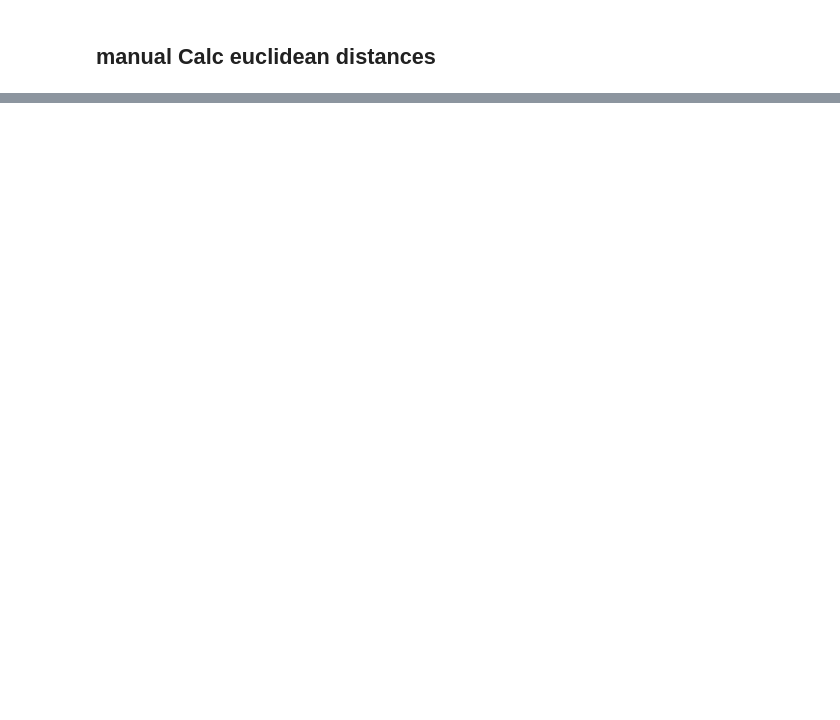
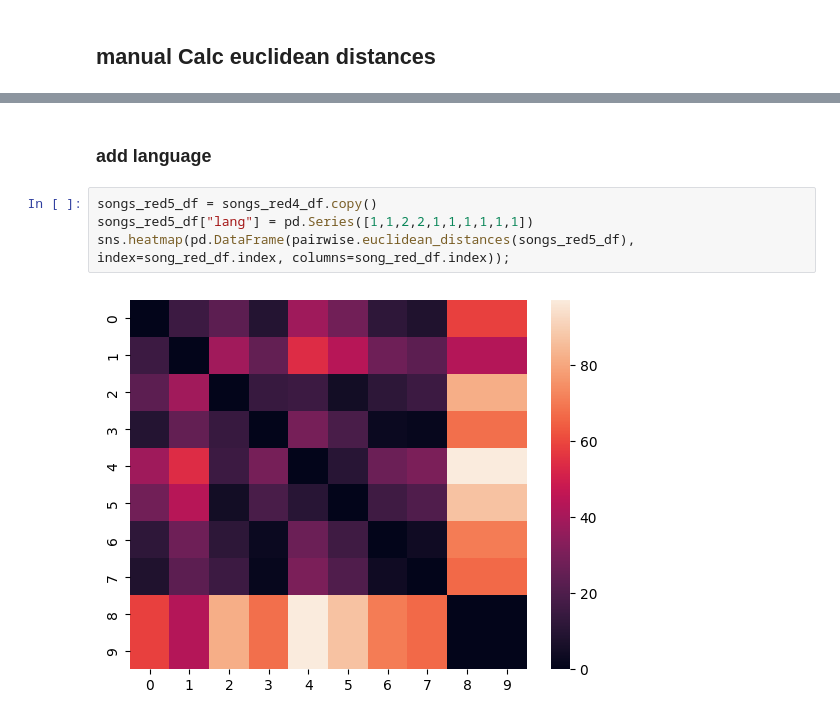
Before and after one commit to JacquelineBashta/ML_UnSupClust_KMean, a Jupyter notebook: euclidean_distances.ipynb, the cells around one changed output, grey strips where cells are left out. Cells and saved outputs as stored; diff of their text form; blank space fills up the shorter version.

```diff
--- a/euclidean_distances.ipynb
+++ b/euclidean_distances.ipynb
@@ -140,0 +164,8 @@ sns.heatmap(euclidean_df)
+# %% [markdown]
+### add language
+# %%
+songs_red5_df = songs_red4_df.copy()
+songs_red5_df["lang"] = pd.Series([1,1,2,2,1,1,1,1,1,1])
+sns.heatmap(pd.DataFrame(pairwise.euclidean_distances(songs_red5_df), index=song_red_df.index, columns=song_red_df.index));
+# %% [output]
+[figure, added]
```
Also changed, not shown: parts of 21 cells of this notebook, 1 other file.
